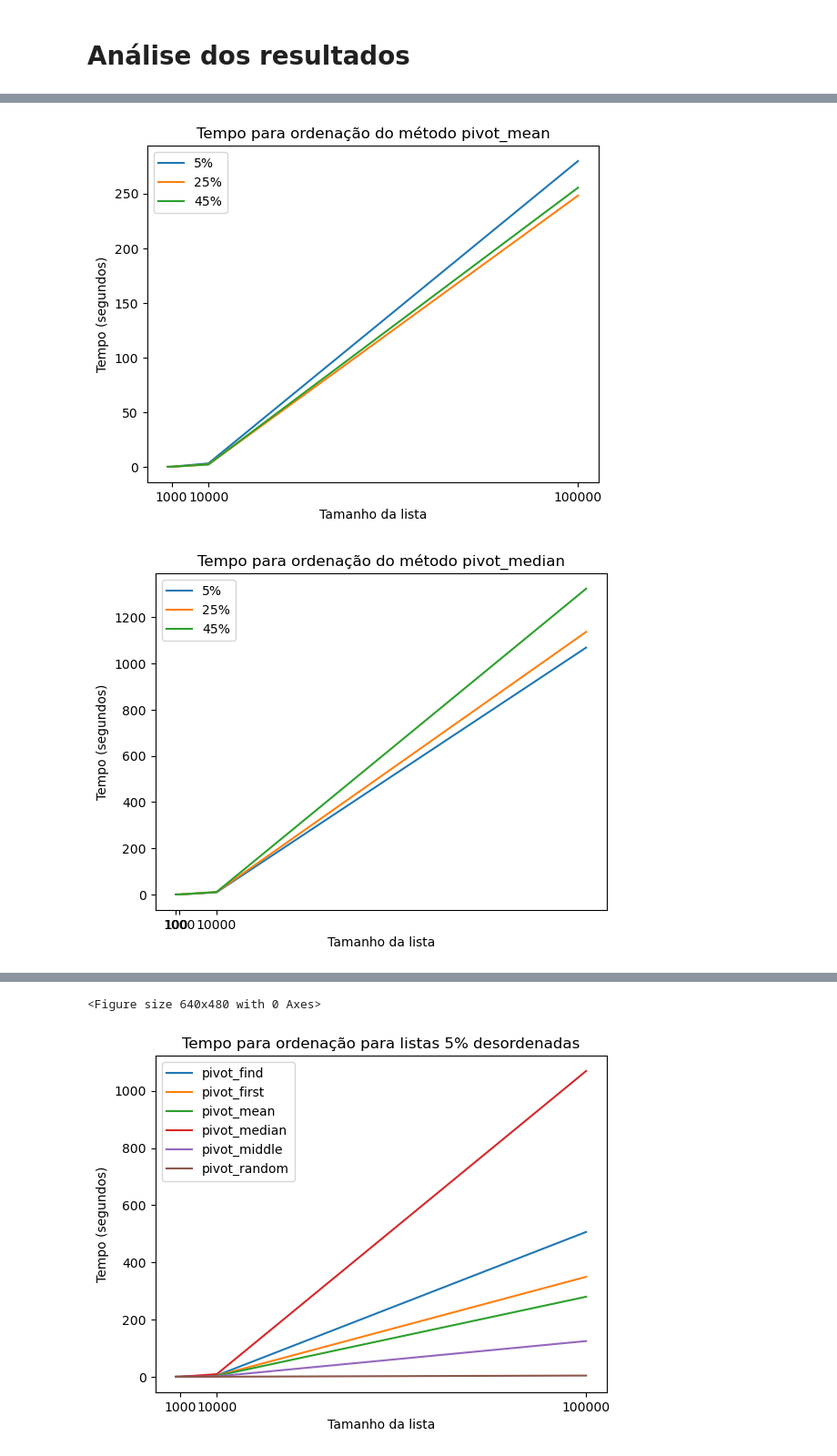
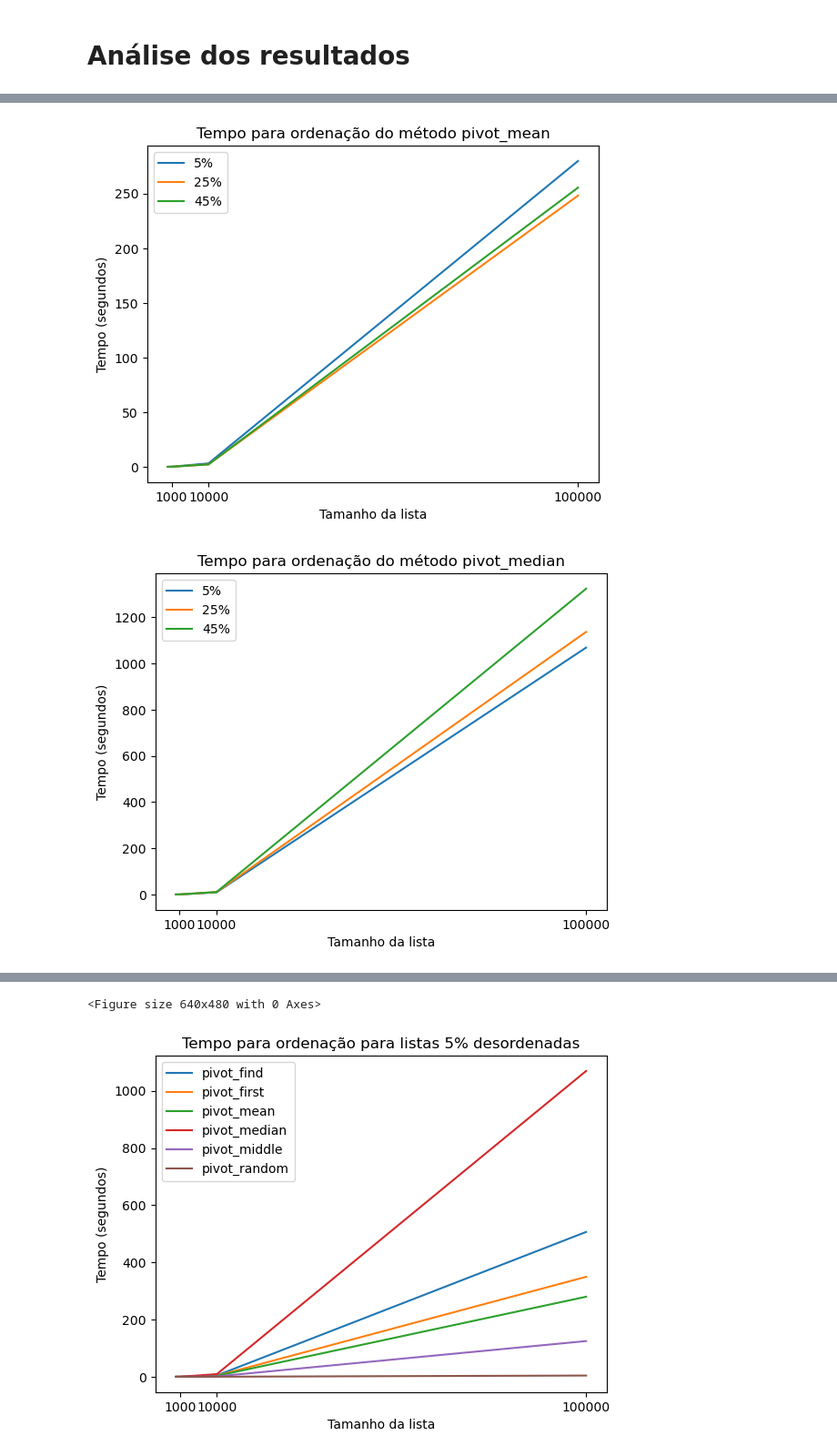
Before and after one commit to antoniomarcossouza/APA, a Jupyter notebook: Resultados.ipynb, the cells around one changed output, grey strips where cells are left out. Shown at 91% size. Cells and saved outputs as stored; diff of their text form; code cells hidden in the pictures.

```diff
--- a/Resultados.ipynb
+++ b/Resultados.ipynb
@@ -23,25 +23,25 @@ tempo_medio = (
 # %%
 for label, df in tempo_medio.groupby("method"):
     shuffle_percentages = df["shuffle_percentage"].unique()
     for shuffle_percentage in shuffle_percentages:
         df_temp = df[df["shuffle_percentage"] == shuffle_percentage]
         plt.plot(
             df_temp["list_size"].values,
             df_temp["time_seconds"].values,
             label=f"{shuffle_percentage}%",
         )
         plt.title(f"Tempo para ordenação do método {label}")
         plt.xlabel("Tamanho da lista")
         plt.ylabel("Tempo (segundos)")
-        plt.xticks([100, 1000, 10000]) if label == "pivot_median" else plt.xticks([1000, 10000, 100000])
+        plt.xticks([1000, 10000, 100000])
         plt.legend()
     plt.show()
     plt.savefig(f"./img/method/{label}.png")
 # %% [output]
 [figure]
 [figure]
 [figure]
-[figure, old version]
+[figure, new version]
 [figure]
 [figure]
 <Figure size 640x480 with 0 Axes>
```
